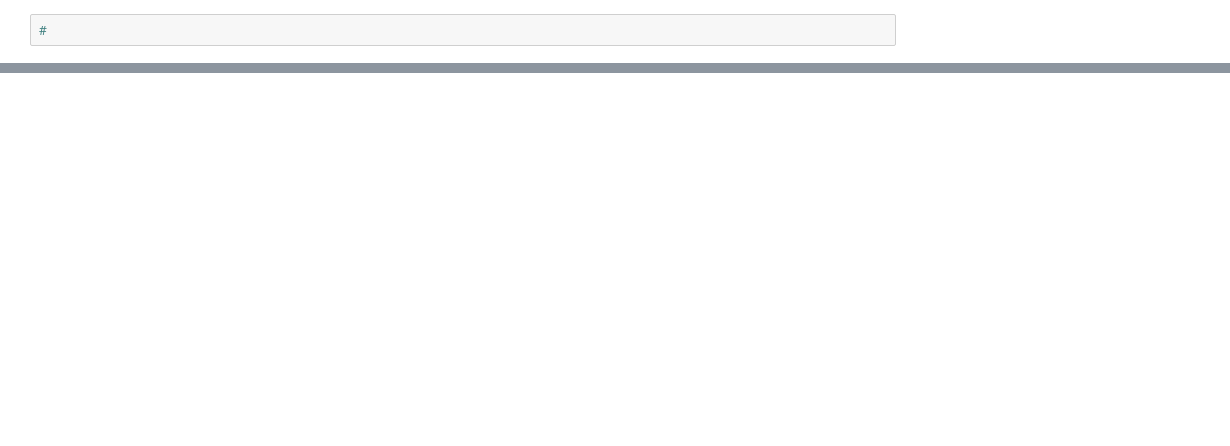
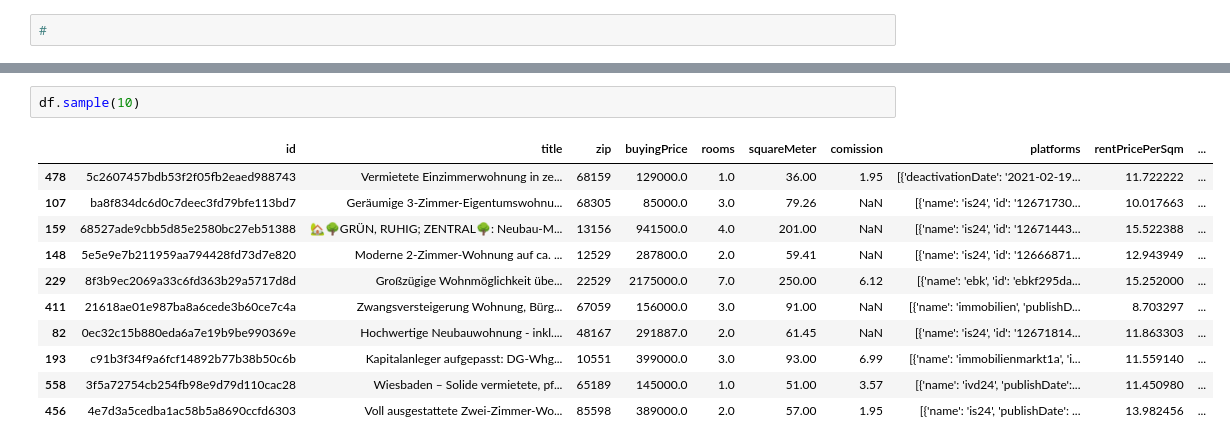
Before and after one commit to FollowJack/awesome-dataengineer-masterclass, a Jupyter notebook: 02_real_estate_roi_calculator/notebooks/playfield.ipynb, the cells around one changed output, grey strips where cells are left out. Cells and saved outputs as stored; diff of their text form; blank space fills up the shorter version.

```diff
--- a/02_real_estate_roi_calculator/notebooks/playfield.ipynb
+++ b/02_real_estate_roi_calculator/notebooks/playfield.ipynb
@@ -98,0 +350,14 @@ Read from table
+# %%
+df.sample(10)
+# %% [output]
+|  | id | title | zip | buyingPrice | rooms | squareMeter | comission | platforms | rentPricePerSqm | ... |
+| 478 | 5c2607457bdb53f2f05fb2eaed988743 | Vermietete Einzimmerwohnung in ze... | 68159 | 129000.0 | 1.0 | 36.00 | 1.95 | [{'deactivationDate': '2021-02-19... | 11.722222 | ... |
+| 107 | ba8f834dc6d0c7deec3fd79bfe113bd7 | Geräumige 3-Zimmer-Eigentumswohnu... | 68305 | 85000.0 | 3.0 | 79.26 | NaN | [{'name': 'is24', 'id': '12671730... | 10.017663 | ... |
+| 159 | 68527ade9cbb5d85e2580bc27eb51388 | 🏡🌳GRÜN, RUHIG; ZENTRAL🌳: Neubau-M... | 13156 | 941500.0 | 4.0 | 201.00 | NaN | [{'name': 'is24', 'id': '12671443... | 15.522388 | ... |
+| 148 | 5e5e9e7b211959aa794428fd73d7e820 | Moderne 2-Zimmer-Wohnung auf ca. ... | 12529 | 287800.0 | 2.0 | 59.41 | NaN | [{'name': 'is24', 'id': '12666871... | 12.943949 | ... |
+| 229 | 8f3b9ec2069a33c6fd363b29a5717d8d | Großzügige Wohnmöglichkeit übe... | 22529 | 2175000.0 | 7.0 | 250.00 | 6.12 | [{'name': 'ebk', 'id': 'ebkf295da... | 15.252000 | ... |
+| 411 | 21618ae01e987ba8a6cede3b60ce7c4a | Zwangsversteigerung Wohnung, Bürg... | 67059 | 156000.0 | 3.0 | 91.00 | NaN | [{'name': 'immobilien', 'publishD... | 8.703297 | ... |
+| 82 | 0ec32c15b880eda6a7e19b9be990369e | Hochwertige Neubauwohnung - inkl.... | 48167 | 291887.0 | 2.0 | 61.45 | NaN | [{'name': 'is24', 'id': '12671814... | 11.863303 | ... |
+| 193 | c91b3f34f9a6fcf14892b77b38b50c6b | Kapitalanleger aufgepasst: DG-Whg... | 10551 | 399000.0 | 3.0 | 93.00 | 6.99 | [{'name': 'immobilienmarkt1a', 'i... | 11.559140 | ... |
+| 558 | 3f5a72754cb254fb98e9d79d110cac28 | Wiesbaden – Solide vermietete, pf... | 65189 | 145000.0 | 1.0 | 51.00 | 3.57 | [{'name': 'ivd24', 'publishDate':... | 11.450980 | ... |
+| 456 | 4e7d3a5cedba1ac58b5a8690ccfd6303 | Voll ausgestattete Zwei-Zimmer-Wo... | 85598 | 389000.0 | 2.0 | 57.00 | 1.95 | [{'name': 'is24', 'publishDate': ... | 13.982456 | ... |
```
Also changed, not shown: parts of 37 cells of this notebook, 16 other files.
